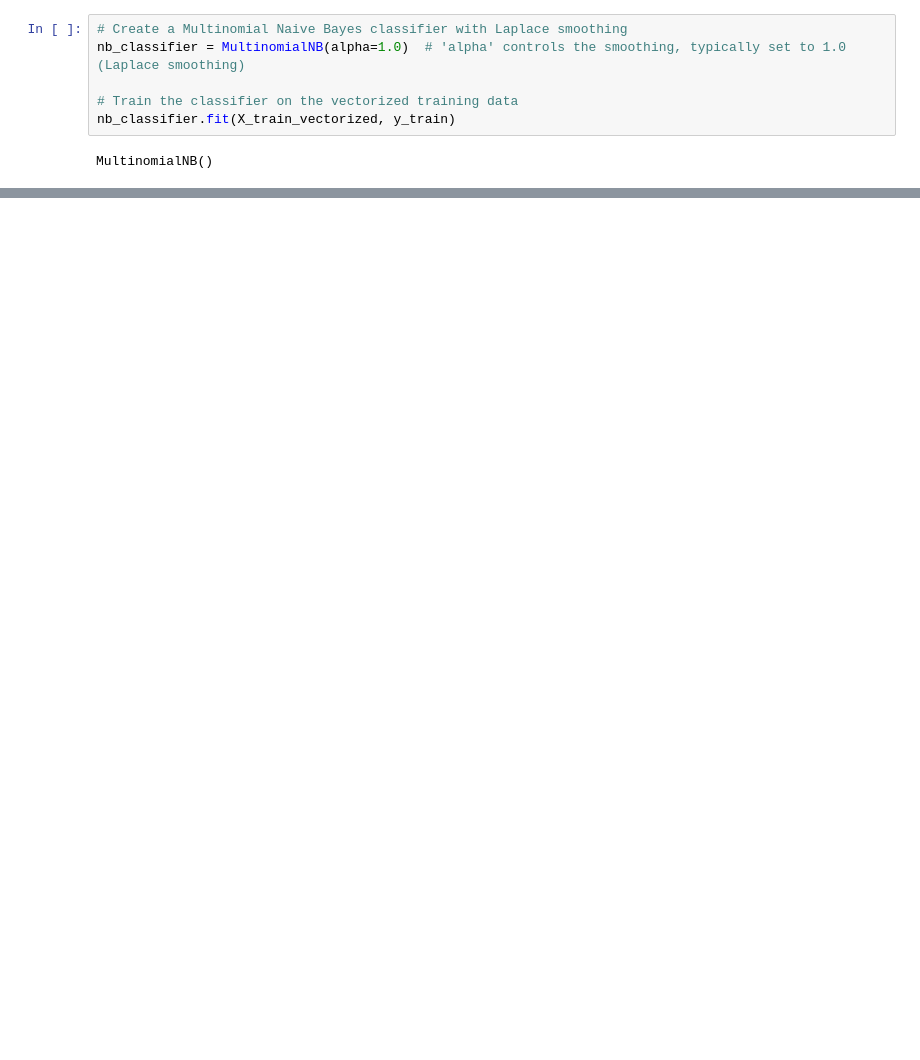
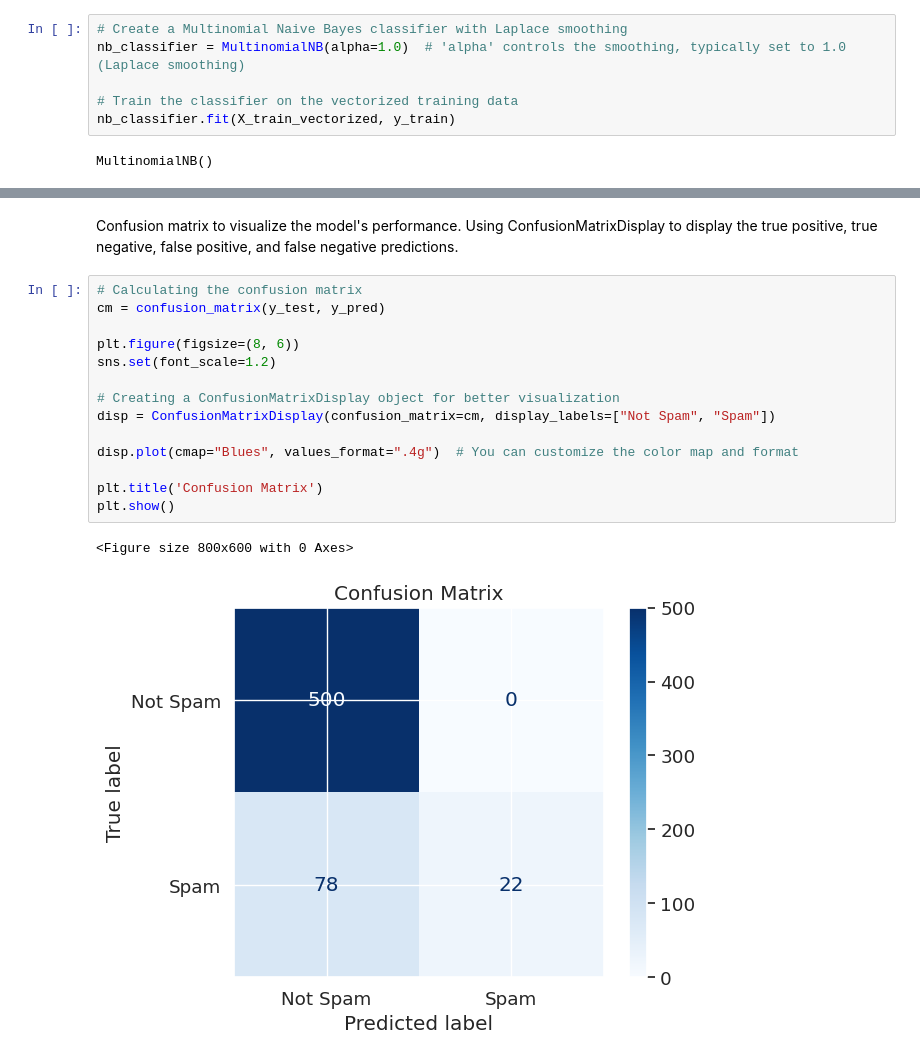
Before and after one commit to badrinarayanan02/machine_learning, a Jupyter notebook: 2348507_lab8.ipynb, the cells around one changed output, grey strips where cells are left out. Cells and saved outputs as stored; diff of their text form; blank space fills up the shorter version.

```diff
--- a/2348507_lab8.ipynb
+++ b/2348507_lab8.ipynb
@@ -136 +164,22 @@ print(classification_report(y_test, y_pred))
 weighted avg       0.89      0.87      0.83       600
+# %% [markdown]
+Confusion matrix to visualize the model's
+performance. Using ConfusionMatrixDisplay to display the true positive, true negative,
+false positive, and false negative predictions.
+# %%
+# Calculating the confusion matrix
+cm = confusion_matrix(y_test, y_pred)
+
+plt.figure(figsize=(8, 6))
+sns.set(font_scale=1.2)
+
+# Creating a ConfusionMatrixDisplay object for better visualization
+disp = ConfusionMatrixDisplay(confusion_matrix=cm, display_labels=["Not Spam", "Spam"])
+
+disp.plot(cmap="Blues", values_format=".4g")  # You can customize the color map and format
+
+plt.title('Confusion Matrix')
+plt.show()
+# %% [output]
+<Figure size 800x600 with 0 Axes>
+[figure, added]
```
Also changed, not shown: parts of 26 cells of this notebook.
